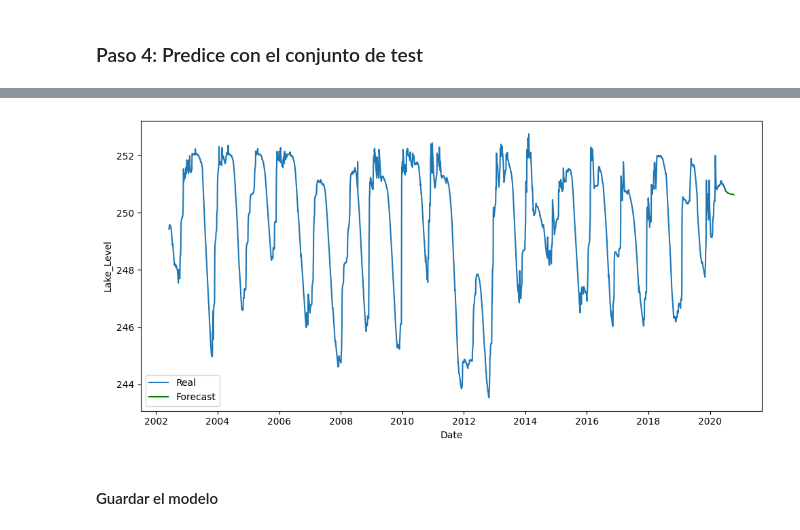
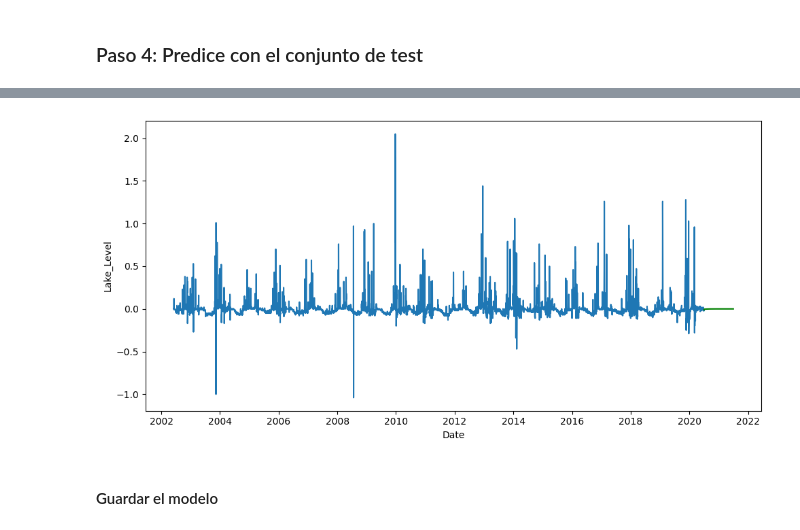
Before and after one commit to Julianmarania/Sistema_de_deteccion_de_agua_Project_24_Julian_Lopez, a Jupyter notebook: src/explore.ipynb, the cells around one changed output, grey strips where cells are left out. Cells and saved outputs as stored; diff of their text form; code cells hidden in the pictures.

```diff
--- a/src/explore.ipynb
+++ b/src/explore.ipynb
@@ -186,6 +203,6 @@ dtype: float64
 # %%
 from pmdarima import auto_arima
 
-model = auto_arima(final_data_stationary, seasonal=False, trace=True, m=1) # El parametro 'm' se ignora si 'seasonal' = False.
+model = auto_arima(final_data_stationary, seasonal=False, trace=True, m = 365) # El parametro 'm' se ignora si 'seasonal' = False.
 # %% [output]
 Performing stepwise search to minimize aic
@@ -242,0 +250,5 @@ forecast_real = forecast_diff.cumsum() + last_real_value
+# %%
+# Predicción del modelo
+
+forecast = model.predict(365)
+forecast
@@ -243,16 +268,16 @@ forecast_real = forecast_diff.cumsum() + last_real_value
 # %%
 import matplotlib.pyplot as plt
-import seaborn as sns
 
-fig, axis = plt.subplots(figsize=(10, 5))
+fig, axis = plt.subplots(figsize = (10, 5))
 
-sns.lineplot(data = final_data, label = "Real")
-sns.lineplot(data = forecast_real, c = "green", label = "Forecast")
+sns.lineplot(data = final_data_stationary)
+sns.lineplot(data = forecast, c = "green")
 
 plt.tight_layout()
+
 plt.show()
 # %% [output]
-[figure, old version]
+[figure, new version]
 # %% [markdown]
 #### Guardar el modelo
 # %%
```
Also changed, not shown: parts of 12 cells of this notebook, 1 other file.
